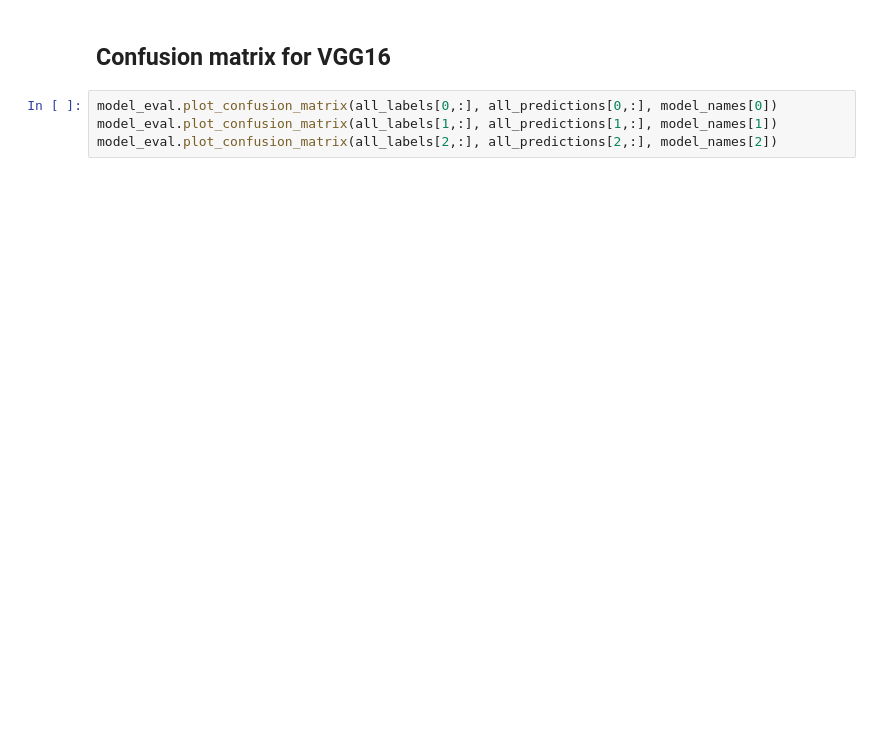
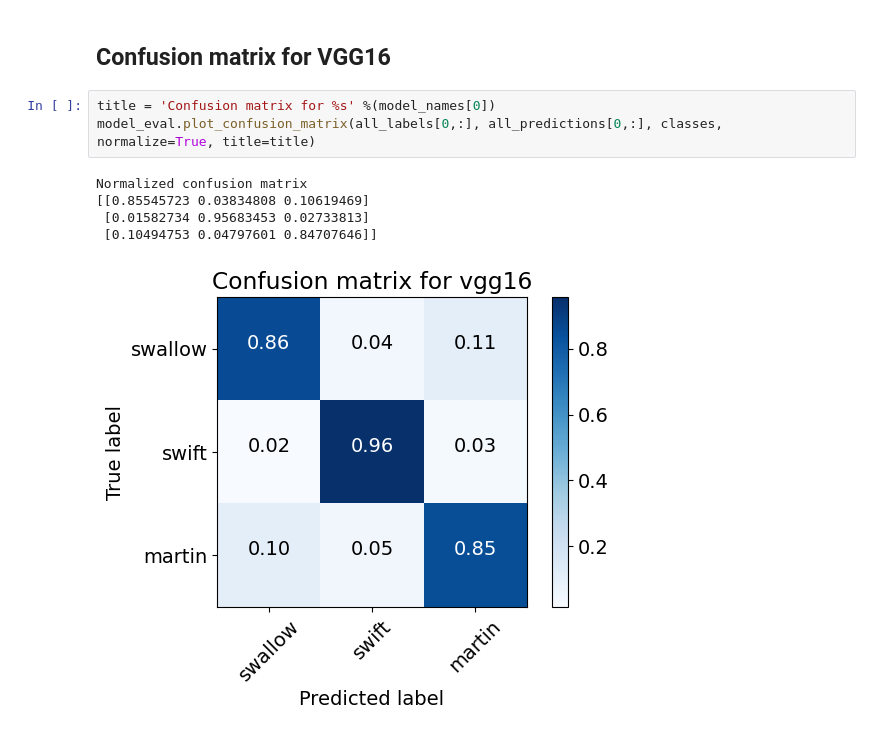
Before and after one commit to jgbeni/BirdPics, a Jupyter notebook: N3_model_evaluation.ipynb, the cells around one changed output. Cells and saved outputs as stored; diff of their text form; blank space fills up the shorter version.

```diff
--- a/N3_model_evaluation.ipynb
+++ b/N3_model_evaluation.ipynb
@@ -120,6 +137,11 @@ plt.show()
 # %% [markdown]
 ## Confusion matrix for VGG16
 # %%
-model_eval.plot_confusion_matrix(all_labels[0,:], all_predictions[0,:], model_names[0])
-model_eval.plot_confusion_matrix(all_labels[1,:], all_predictions[1,:], model_names[1])
-model_eval.plot_confusion_matrix(all_labels[2,:], all_predictions[2,:], model_names[2])
+title = 'Confusion matrix for %s' %(model_names[0])
+model_eval.plot_confusion_matrix(all_labels[0,:], all_predictions[0,:], classes, normalize=True, title=title)
+# %% [output]
+Normalized confusion matrix
+[[0.85545723 0.03834808 0.10619469]
+ [0.01582734 0.95683453 0.02733813]
+ [0.10494753 0.04797601 0.84707646]]
+[figure, added]
```
Also changed, not shown: parts of 7 cells of this notebook.
